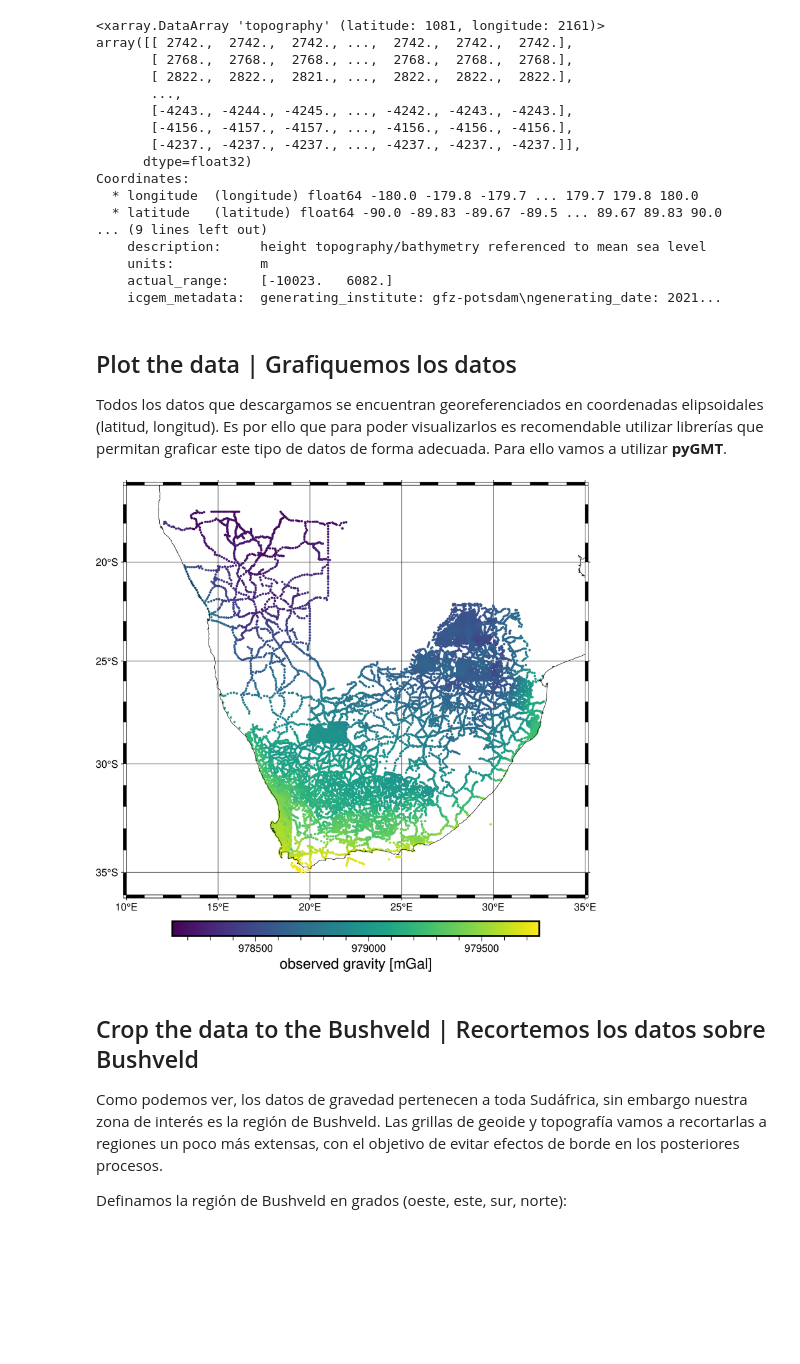
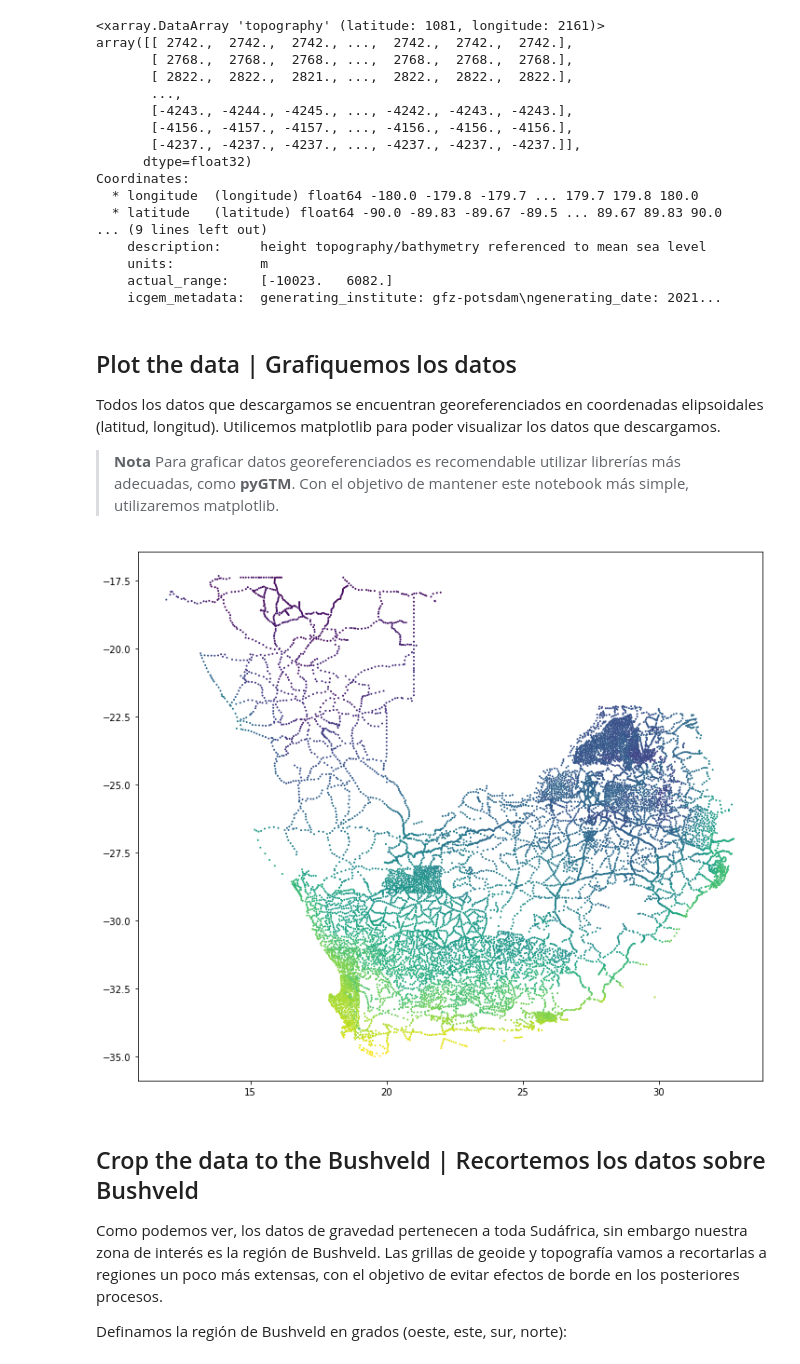
Before and after one commit to santisoler/coco-fatiando-tutorial, a Jupyter notebook: fatiando-tutorial.ipynb, the cells around one changed output. Cells and saved outputs as stored; diff of their text form; code cells hidden in the pictures; blank space fills up the shorter version.

Commit message:
Ditch pygmt and use matplotlib for plotting

```diff
--- a/fatiando-tutorial.ipynb
+++ b/fatiando-tutorial.ipynb
@@ -214,27 +206,19 @@ Coordinates:
 # %% [markdown]
 ## Plot the data | Grafiquemos los datos
 
-Todos los datos que descargamos se encuentran georeferenciados en coordenadas elipsoidales (latitud, longitud). Es por ello que para poder visualizarlos es recomendable utilizar librerías que permitan graficar este tipo de datos de forma adecuada. Para ello vamos a utilizar **pyGMT**.
+Todos los datos que descargamos se encuentran georeferenciados en coordenadas elipsoidales (latitud, longitud).
+Utilicemos matplotlib para poder visualizar los datos que descargamos.
+
+> **Nota**
+> Para graficar datos georeferenciados es recomendable utilizar librerías más adecuadas, como **pyGTM**.
+> Con el objetivo de mantener este notebook más simple, utilizaremos matplotlib.
-# %%
-fig = pygmt.Figure()
-pygmt.makecpt(
-    cmap="viridis",
-    series=[data.gravity_mgal.min(), data.gravity_mgal.max()]
-)
-fig.plot(
-    x=data.longitude,
-    y=data.latitude,
-    color=data.gravity_mgal,
-    cmap=True,
-    style="c2p",  # circles with 4px as diameter
-    projection="M15c",  # mercator projection with 15cm of width
-    frame="afg"
-)
-fig.coast(shorelines="black", area_thresh=1e6)
-fig.colorbar(frame='af+l"observed gravity [mGal]')
-fig.show()
-# %% [output]
-[figure, removed]
+# %%
+fig = plt.figure(figsize=(12, 12))
+plt.scatter(data.longitude, data.latitude, c=data.gravity_mgal, s=1)
+plt.gca().set_aspect("equal")
+plt.show()
+# %% [output]
+[figure, added]
 # %% [markdown]
 ## Crop the data to the Bushveld | Recortemos los datos sobre Bushveld
 
```
Also changed, not shown: parts of 21 cells of this notebook, 1 other file.
